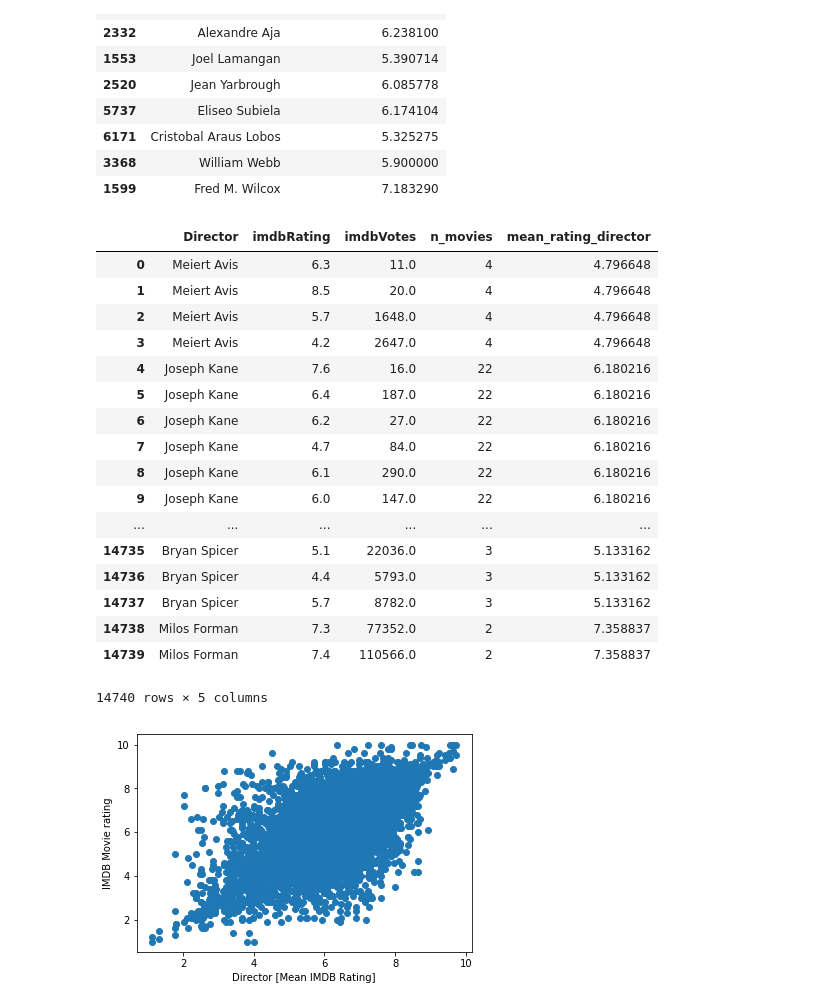
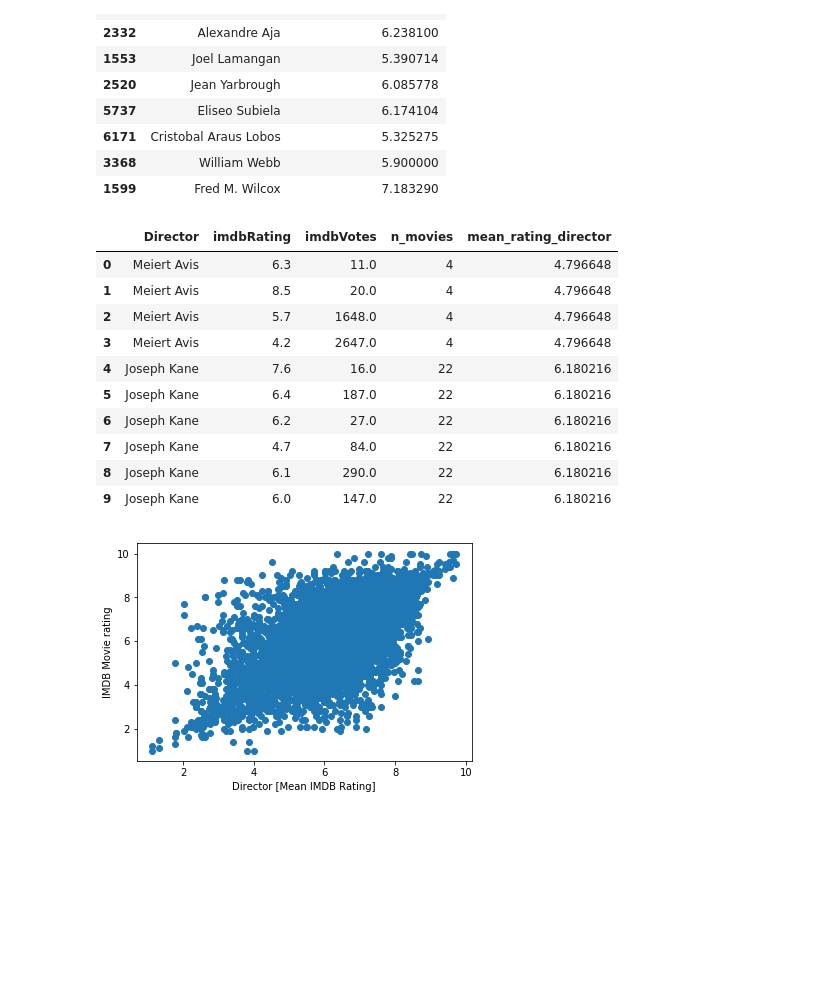
Before and after one commit to pransito/Task_DA, a Jupyter notebook: Task_DA/Task_Data_Analyst.ipynb, the cells around one changed output. Saved outputs shown, nothing was run; the diff lists cells and outputs as text; code cells hidden in the pictures; blank space fills up the shorter version.

```diff
--- a/Task_DA/Task_Data_Analyst.ipynb
+++ b/Task_DA/Task_Data_Analyst.ipynb
@@ -659,28 +672,21 @@ dirs_ratings_df.tail(10)
 | 3368 | William Webb | 5.900000 |
 | 1599 | Fred M. Wilcox | 7.183290 |
 # %%
-# now we merge it
+# now we merge it to the sample directors data
 dfdrs = dfdrs.merge(dirs_ratings_df,on='Director',how='outer')
-dfdrs
+dfdrs.head(10)
 # %% [output]
 |  | Director | imdbRating | imdbVotes | n_movies | mean_rating_director |
 | 0 | Meiert Avis | 6.3 | 11.0 | 4 | 4.796648 |
 | 1 | Meiert Avis | 8.5 | 20.0 | 4 | 4.796648 |
 | 2 | Meiert Avis | 5.7 | 1648.0 | 4 | 4.796648 |
 | 3 | Meiert Avis | 4.2 | 2647.0 | 4 | 4.796648 |
 | 4 | Joseph Kane | 7.6 | 16.0 | 22 | 6.180216 |
 | 5 | Joseph Kane | 6.4 | 187.0 | 22 | 6.180216 |
 | 6 | Joseph Kane | 6.2 | 27.0 | 22 | 6.180216 |
 | 7 | Joseph Kane | 4.7 | 84.0 | 22 | 6.180216 |
 | 8 | Joseph Kane | 6.1 | 290.0 | 22 | 6.180216 |
 | 9 | Joseph Kane | 6.0 | 147.0 | 22 | 6.180216 |
-| ... | ... | ... | ... | ... | ... |
-| 14735 | Bryan Spicer | 5.1 | 22036.0 | 3 | 5.133162 |
-| 14736 | Bryan Spicer | 4.4 | 5793.0 | 3 | 5.133162 |
-| 14737 | Bryan Spicer | 5.7 | 8782.0 | 3 | 5.133162 |
-| 14738 | Milos Forman | 7.3 | 77352.0 | 2 | 7.358837 |
-| 14739 | Milos Forman | 7.4 | 110566.0 | 2 | 7.358837 |
-14740 rows × 5 columns
 # %%
 # let's plot it
 X = dfdrs['mean_rating_director'].values.reshape(-1,1)
```
Also changed, not shown: parts of 40 cells of this notebook, 1 other file.
